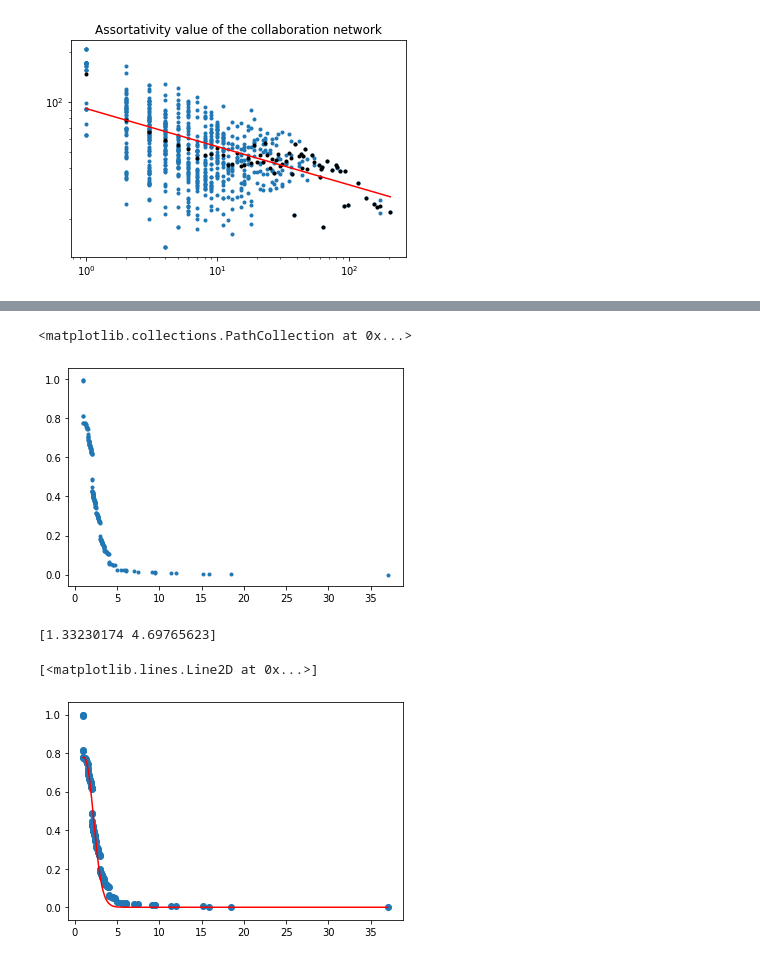
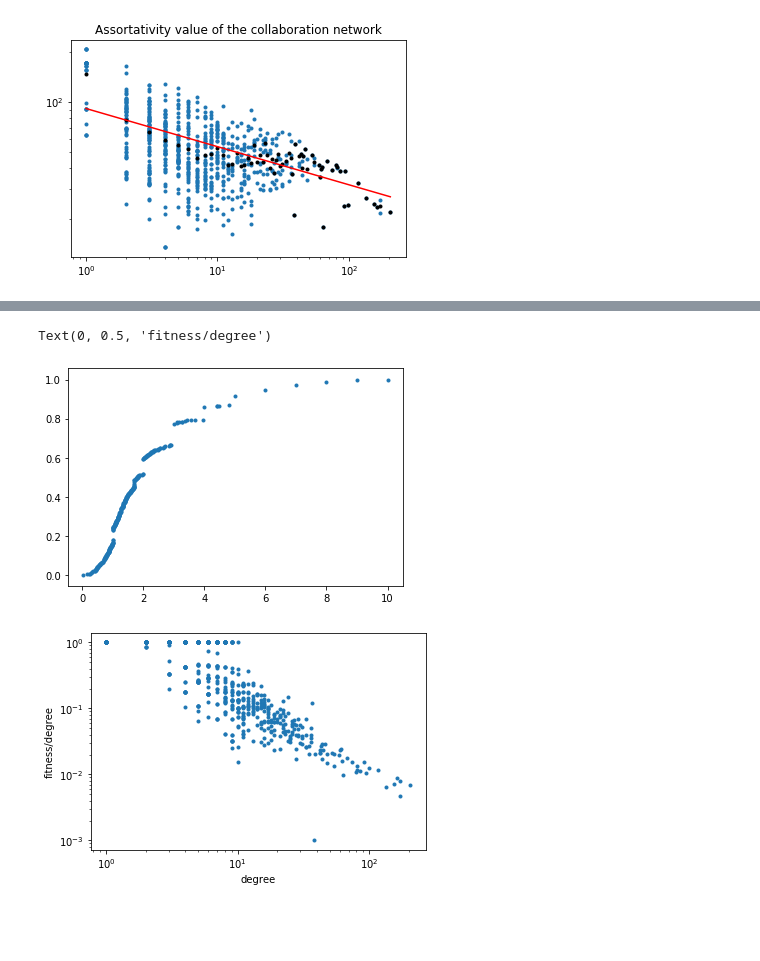
Before and after one commit to Dan8991/A-Storm-of-Nodes, a Jupyter notebook: got_network.ipynb, the cells around one changed output, grey strips where cells are left out. Drawn from its saved outputs; the diff is of its cells as text; code cells hidden in the pictures; blank space fills up the shorter version.

Commit message:
[Add]implemented temporal analysis

```diff
--- a/got_network.ipynb
+++ b/got_network.ipynb
@@ -188,0 +206,21 @@ plt.legend(["Tyrion"])
+# %%
+sorted_indexes = np.argsort(degrees)
+sorted_indexes = sorted_indexes[::-1]
+epsilon = 1e-6
+coeffs = []
+m = 703
+for i in range(m):
+    character = parse_distribution(temporal_distributions[:, sorted_indexes[i], 0])
+    x = np.arange(len(character))
+    if len(x) > 1:
+        p = sp.polyfit(np.log(x + epsilon), np.log(character + epsilon), 1)
+        coeffs.append(p[0])
+        plt.loglog(x, x ** p[0])
+    else: coeffs.append(-1)
+plt.figure()
+plt.plot(coeffs,marker = '.', linestyle = "None")
+coeffs = np.array(coeffs)
+min_id = sorted_indexes[(coeffs > 0) & (coeffs < 1)]
+print(np.mean(coeffs[(coeffs > 0) & (coeffs < 0.5)]))
+print(np.mean(coeffs[coeffs > 0.5]))
+print([characters_id[ind] for ind in min_id])
@@ -189,43 +233,22 @@ plt.legend(["Tyrion"])
 # %%
 fitnesses = np.zeros(temporal_distributions.shape[1])
 for i in range(temporal_distributions.shape[1]):
     y = parse_distribution(temporal_distributions[:, i, 0])
-    x = np.arange(len(y))
+    x = np.arange(1, len(y) + 1)
+    x = x[y > 0]
+    y = y[y > 0]
     if len(y) > 1:
-        p = np.polyfit(x, y, 1)
+        p = np.polyfit(np.log(x), np.log(y), 1)
         fitnesses[i] = p[0]
     else:
         fitnesses[i] = y
 unique, pdf = get_neighbours_pdf(fitnesses)
-plt.scatter(unique, ccdf(pdf), marker='.', linestyle = "None")
+plt.scatter(unique, 1-ccdf(pdf), marker='.', linestyle = "None")
+plt.figure()
+plt.loglog(degrees, fitnesses/degrees, linestyle = "None", marker = '.')
+plt.xlabel("degree")
+plt.ylabel("fitness/degree")
 # %% [output]
-<matplotlib.collections.PathCollection at 0x...>
+Text(0, 0.5, 'fitness/degree')
-[figure, old version]
+[figure, new version]
+[figure, added]
-# %%
-import math
-def utility(a, n):
-    res = 1
-    for i in range(0, n):
-        res *= a + i
-    return res
-
-def M(a,b,x):
-    res = 0
-    for i in range(10):
-        res += utility(a, i)/utility(b, i)*x**i/math.factorial(i)
-    return res
-
-def f(x, alpha, beta):
-    return 1/G(alpha)*g(x * beta, alpha)
-
-G = lambda n: np.sqrt(2*np.pi*n)*(n/np.exp(1))**n
-g = lambda x, a: (a**-1)*(x**a)*np.exp(-x)*M(1, 1 + a, x)
-
-p = sp.optimize.curve_fit(f, unique, ccdf(pdf))
-print(p[0])
-plt.scatter(unique, ccdf(pdf))
-plt.plot(unique, f(unique, p[0][0], p[0][1]), c = 'r')
-# %% [output]
-[1.33230174 4.69765623]
-[<matplotlib.lines.Line2D at 0x...>]
-[figure, removed]
```
Also changed, not shown: parts of 11 cells of this notebook.
